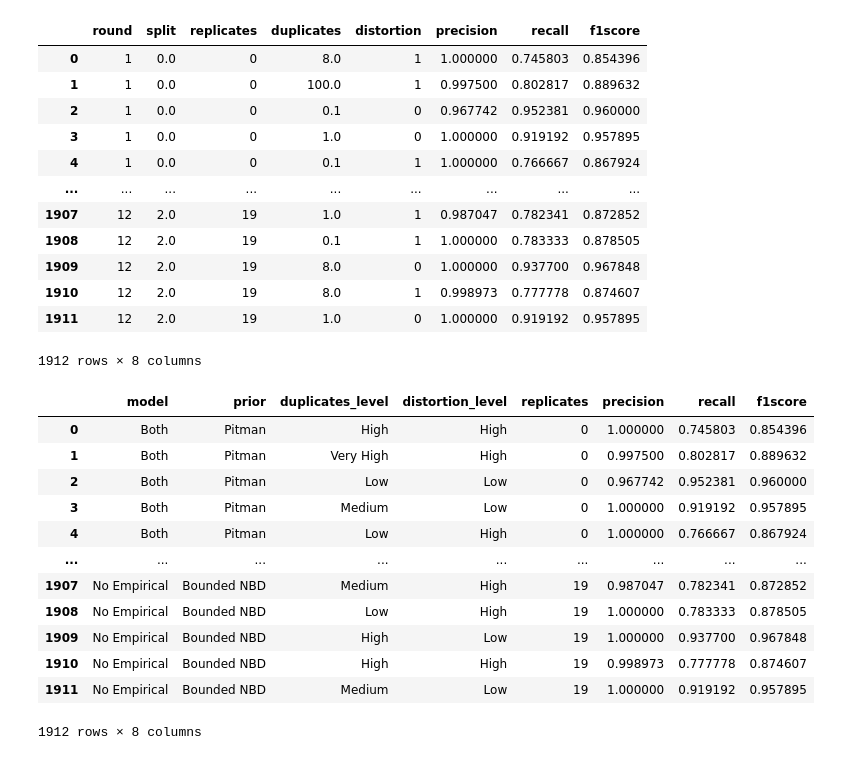
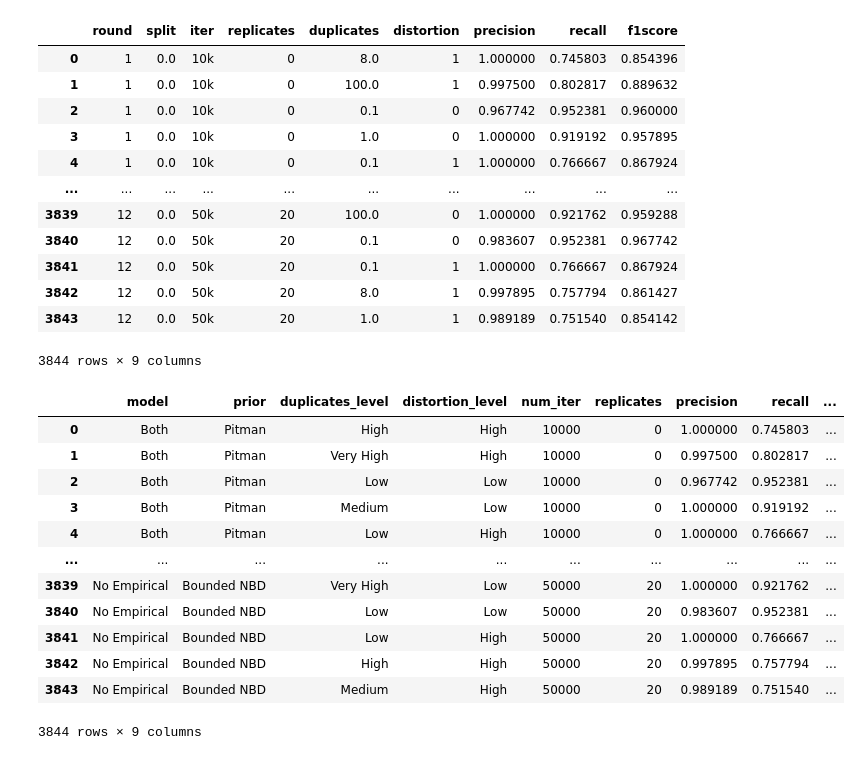
Before and after one commit to Emily0630/exchanger_data_collector, a Jupyter notebook: test.ipynb, the cells around one changed output. Cells and saved outputs as stored; diff of their text form; code cells hidden in the pictures.

Commit message:
clean data start plot

```diff
--- a/test.ipynb
+++ b/test.ipynb
@@ -1,5 +1,7 @@
 # %%
 import pandas as pd
+
+pd.set_option('display.max_rows', 10)
 
 # Create an empty DataFrame with the specified columns
 df = pd.read_csv("data.csv", index_col=0)
@@ -47,19 +49,19 @@ data_renamed = data_filled.rename(columns={'m1': 'precision', 'm2': 'recall', 'm
 # Display the first few rows to confirm the column names have been updated
 data_renamed
 # %% [output]
-|  | round | split | replicates | duplicates | distortion | precision | recall | f1score |
-| 0 | 1 | 0.0 | 0 | 8.0 | 1 | 1.000000 | 0.745803 | 0.854396 |
-| 1 | 1 | 0.0 | 0 | 100.0 | 1 | 0.997500 | 0.802817 | 0.889632 |
-| 2 | 1 | 0.0 | 0 | 0.1 | 0 | 0.967742 | 0.952381 | 0.960000 |
-| 3 | 1 | 0.0 | 0 | 1.0 | 0 | 1.000000 | 0.919192 | 0.957895 |
-| 4 | 1 | 0.0 | 0 | 0.1 | 1 | 1.000000 | 0.766667 | 0.867924 |
-| ... | ... | ... | ... | ... | ... | ... | ... | ... |
-| 1907 | 12 | 2.0 | 19 | 1.0 | 1 | 0.987047 | 0.782341 | 0.872852 |
-| 1908 | 12 | 2.0 | 19 | 0.1 | 1 | 1.000000 | 0.783333 | 0.878505 |
-| 1909 | 12 | 2.0 | 19 | 8.0 | 0 | 1.000000 | 0.937700 | 0.967848 |
-| 1910 | 12 | 2.0 | 19 | 8.0 | 1 | 0.998973 | 0.777778 | 0.874607 |
-| 1911 | 12 | 2.0 | 19 | 1.0 | 0 | 1.000000 | 0.919192 | 0.957895 |
+|  | round | split | iter | replicates | duplicates | distortion | precision | recall | f1score |
+| 0 | 1 | 0.0 | 10k | 0 | 8.0 | 1 | 1.000000 | 0.745803 | 0.854396 |
+| 1 | 1 | 0.0 | 10k | 0 | 100.0 | 1 | 0.997500 | 0.802817 | 0.889632 |
+| 2 | 1 | 0.0 | 10k | 0 | 0.1 | 0 | 0.967742 | 0.952381 | 0.960000 |
+| 3 | 1 | 0.0 | 10k | 0 | 1.0 | 0 | 1.000000 | 0.919192 | 0.957895 |
+| 4 | 1 | 0.0 | 10k | 0 | 0.1 | 1 | 1.000000 | 0.766667 | 0.867924 |
+| ... | ... | ... | ... | ... | ... | ... | ... | ... | ... |
+| 3839 | 12 | 0.0 | 50k | 20 | 100.0 | 0 | 1.000000 | 0.921762 | 0.959288 |
+| 3840 | 12 | 0.0 | 50k | 20 | 0.1 | 0 | 0.983607 | 0.952381 | 0.967742 |
+| 3841 | 12 | 0.0 | 50k | 20 | 0.1 | 1 | 1.000000 | 0.766667 | 0.867924 |
+| 3842 | 12 | 0.0 | 50k | 20 | 8.0 | 1 | 0.997895 | 0.757794 | 0.861427 |
+| 3843 | 12 | 0.0 | 50k | 20 | 1.0 | 1 | 0.989189 | 0.751540 | 0.854142 |
-1912 rows × 8 columns
+3844 rows × 9 columns
 # %%
 # Define a function to map 'round' values to model names
 def map_round_to_model(round_number):
@@ -103,44 +105,55 @@ def map_duplicates_to_level(duplicates_value):
         return "High"
     elif duplicates_value == 100.0:
         return "Very High"
     else:
         return "Unknown"  # For any duplicates values outside the specified ranges
 
 # Apply the mapping function to the 'duplicates' column to create the new 'duplicates_level' column
 data_renamed['duplicates_level'] = data_renamed['duplicates'].apply(map_duplicates_to_level)
 
 # Define a function to map 'distortion' values to distortion level categories
 def map_distortion_to_level(distortion_value):
     if distortion_value == 0:
         return "Low"
     elif distortion_value == 1:
         return "High"
     else:
         return "Unknown"  # For any distortion values outside the specified values
 
 # Apply the mapping function to the 'distortion' column to create the new 'distortion_level' column
 data_renamed['distortion_level'] = data_renamed['distortion'].apply(map_distortion_to_level)
 
+def map_iter_to_num(iter):
+    if iter == '10k':
+        return 10000
+    elif iter == '50k':
+        return 50000
+    else:
+        return 0  # For any distortion values outside the specified values
+
+# Apply the mapping function to the 'distortion' column to create the new 'distortion_level' column
+data_renamed['num_iter'] = data_renamed['iter'].apply(map_iter_to_num)
+
 # Select only the specified columns
 data_selected_columns = data_renamed[['model', 'prior', 'duplicates_level', 'distortion_level', 'replicates']]
 
 # Select and reorder the dataset with only the specified columns
-data_final = data_renamed[['model', 'prior', 'duplicates_level', 'distortion_level',
+data_final = data_renamed[['model', 'prior', 'duplicates_level', 'distortion_level', 'num_iter',
                            'replicates', 'precision', 'recall', 'f1score']]
 
 # Display the first few rows to confirm the changes
 data_final
 # %% [output]
-|  | model | prior | duplicates_level | distortion_level | replicates | precision | recall | f1score |
-| 0 | Both | Pitman | High | High | 0 | 1.000000 | 0.745803 | 0.854396 |
-| 1 | Both | Pitman | Very High | High | 0 | 0.997500 | 0.802817 | 0.889632 |
-| 2 | Both | Pitman | Low | Low | 0 | 0.967742 | 0.952381 | 0.960000 |
-| 3 | Both | Pitman | Medium | Low | 0 | 1.000000 | 0.919192 | 0.957895 |
-| 4 | Both | Pitman | Low | High | 0 | 1.000000 | 0.766667 | 0.867924 |
-| ... | ... | ... | ... | ... | ... | ... | ... | ... |
-| 1907 | No Empirical | Bounded NBD | Medium | High | 19 | 0.987047 | 0.782341 | 0.872852 |
-| 1908 | No Empirical | Bounded NBD | Low | High | 19 | 1.000000 | 0.783333 | 0.878505 |
-| 1909 | No Empirical | Bounded NBD | High | Low | 19 | 1.000000 | 0.937700 | 0.967848 |
-| 1910 | No Empirical | Bounded NBD | High | High | 19 | 0.998973 | 0.777778 | 0.874607 |
-| 1911 | No Empirical | Bounded NBD | Medium | Low | 19 | 1.000000 | 0.919192 | 0.957895 |
+|  | model | prior | duplicates_level | distortion_level | num_iter | replicates | precision | recall | ... |
+| 0 | Both | Pitman | High | High | 10000 | 0 | 1.000000 | 0.745803 | ... |
+| 1 | Both | Pitman | Very High | High | 10000 | 0 | 0.997500 | 0.802817 | ... |
+| 2 | Both | Pitman | Low | Low | 10000 | 0 | 0.967742 | 0.952381 | ... |
+| 3 | Both | Pitman | Medium | Low | 10000 | 0 | 1.000000 | 0.919192 | ... |
+| 4 | Both | Pitman | Low | High | 10000 | 0 | 1.000000 | 0.766667 | ... |
+| ... | ... | ... | ... | ... | ... | ... | ... | ... | ... |
+| 3839 | No Empirical | Bounded NBD | Very High | Low | 50000 | 20 | 1.000000 | 0.921762 | ... |
+| 3840 | No Empirical | Bounded NBD | Low | Low | 50000 | 20 | 0.983607 | 0.952381 | ... |
+| 3841 | No Empirical | Bounded NBD | Low | High | 50000 | 20 | 1.000000 | 0.766667 | ... |
+| 3842 | No Empirical | Bounded NBD | High | High | 50000 | 20 | 0.997895 | 0.757794 | ... |
+| 3843 | No Empirical | Bounded NBD | Medium | High | 50000 | 20 | 0.989189 | 0.751540 | ... |
-1912 rows × 8 columns
+3844 rows × 9 columns
```
Also changed, not shown: parts of 34 cells of this notebook, 5 other files.
